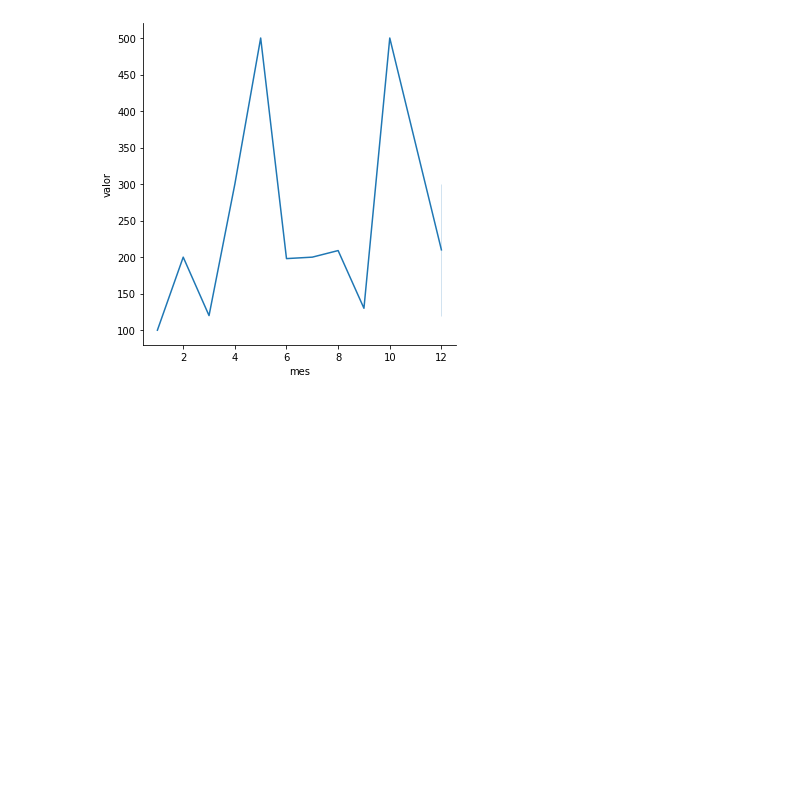
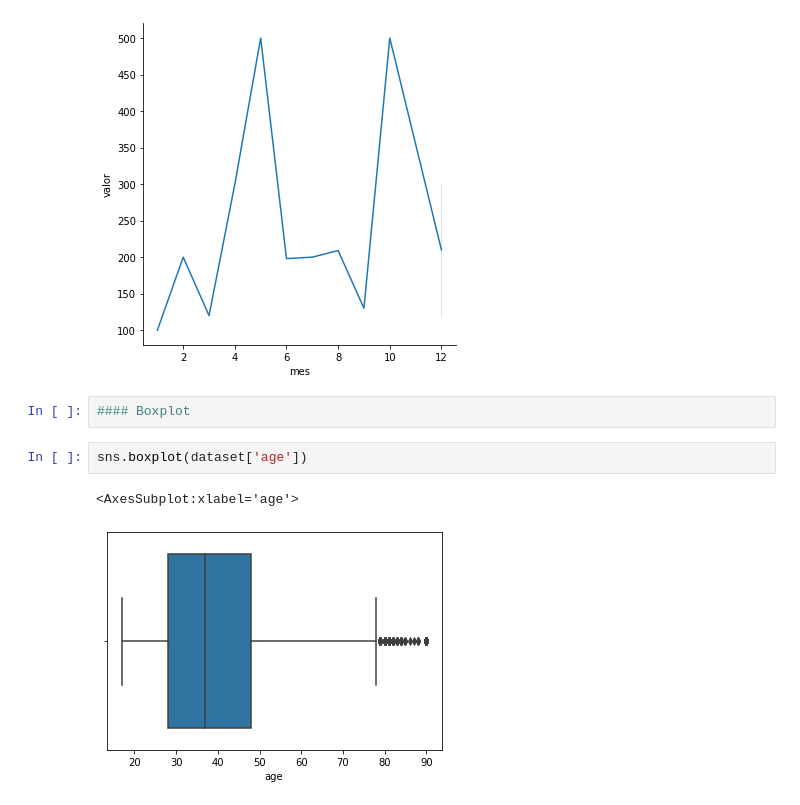
Before and after one commit to AlissonRaphael/statistics_for_data_science_and_machine_learning, a Jupyter notebook: 10_visualizacao/graficos.ipynb, the cells around one changed output. Saved outputs shown, nothing was run; the diff lists cells and outputs as text; blank space fills up the shorter version.

Commit message:
add boxplot

```diff
--- a/10_visualizacao/graficos.ipynb
+++ b/10_visualizacao/graficos.ipynb
@@ -80,3 +80,10 @@ sns.relplot(x='mes', y='valor', kind='line', data=vendas_df)
 # %% [output]
 <seaborn.axisgrid.FacetGrid at 0x...>
 [figure]
+# %%
+#### Boxplot
+# %%
+sns.boxplot(dataset['age'])
+# %% [output]
+<AxesSubplot:xlabel='age'>
+[figure, added]
```
Also changed, not shown: parts of 3 cells of this notebook.
